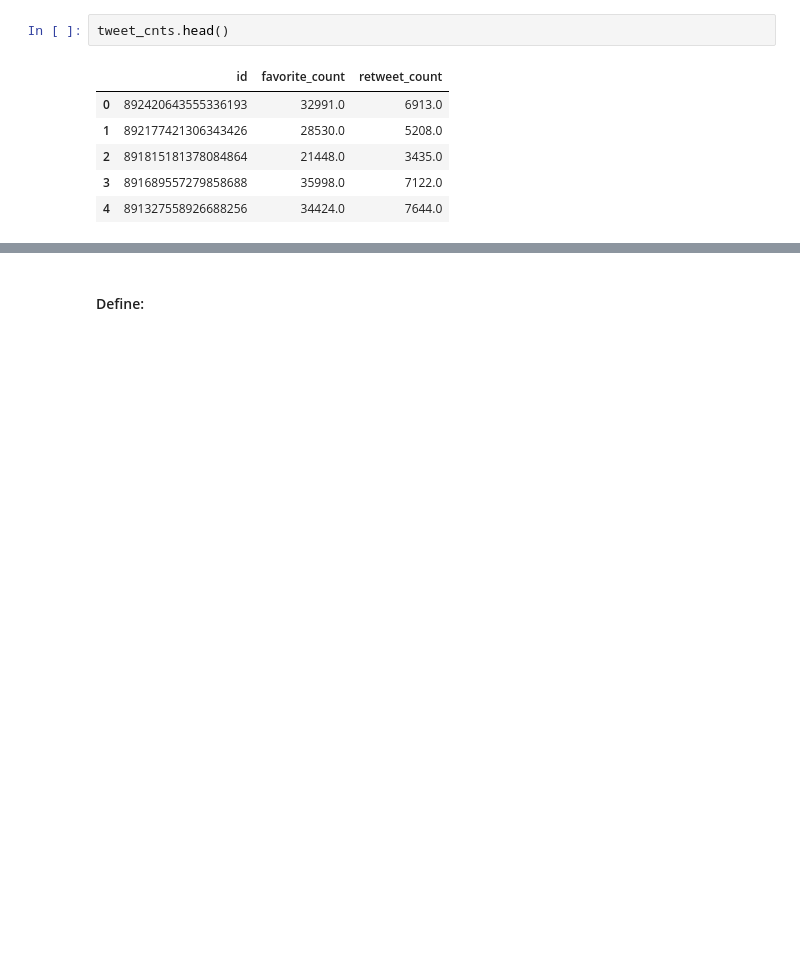
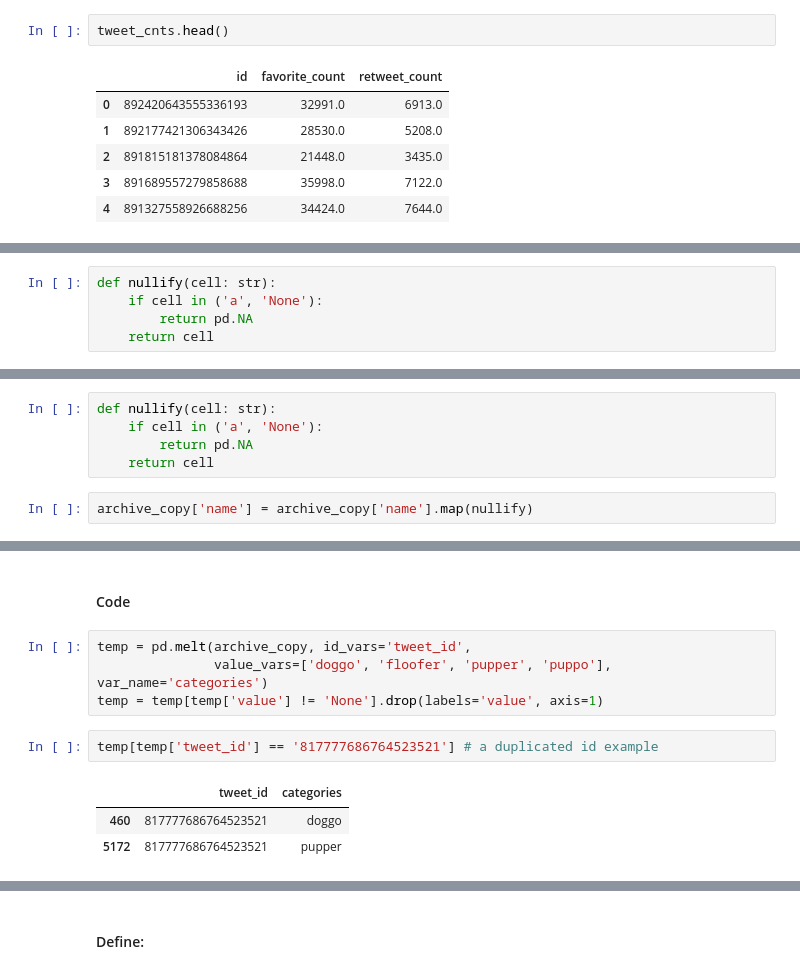
Before and after one commit to nadavoved/dog_data_wrangling, a Jupyter notebook: wrangle_act.ipynb, the cells around one changed output, grey strips where cells are left out. Drawn from its saved outputs; the diff is of its cells as text; blank space fills up the shorter version.

```diff
--- a/wrangle_act.ipynb
+++ b/wrangle_act.ipynb
@@ -242,0 +425,5 @@ In this section, clean **all** of the issues you documented while assessing.
+# %%
+def nullify(cell: str):
+    if cell in ('a', 'None'):
+        return pd.NA
+    return cell
@@ -242,0 +443,7 @@ In this section, clean **all** of the issues you documented while assessing.
+# %%
+def nullify(cell: str):
+    if cell in ('a', 'None'):
+        return pd.NA
+    return cell
+# %%
+archive_copy['name'] = archive_copy['name'].map(nullify)
@@ -242,0 +479,12 @@ In this section, clean **all** of the issues you documented while assessing.
+# %% [markdown]
+#### Code
+# %%
+temp = pd.melt(archive_copy, id_vars='tweet_id',
+               value_vars=['doggo', 'floofer', 'pupper', 'puppo'], var_name='categories')
+temp = temp[temp['value'] != 'None'].drop(labels='value', axis=1)
+# %%
+temp[temp['tweet_id'] == '817777686764523521'] # a duplicated id example
+# %% [output]
+|  | tweet_id | categories |
+| 460 | 817777686764523521 | doggo |
+| 5172 | 817777686764523521 | pupper |
```
Also changed, not shown: parts of 122 cells of this notebook, 12 other files.
